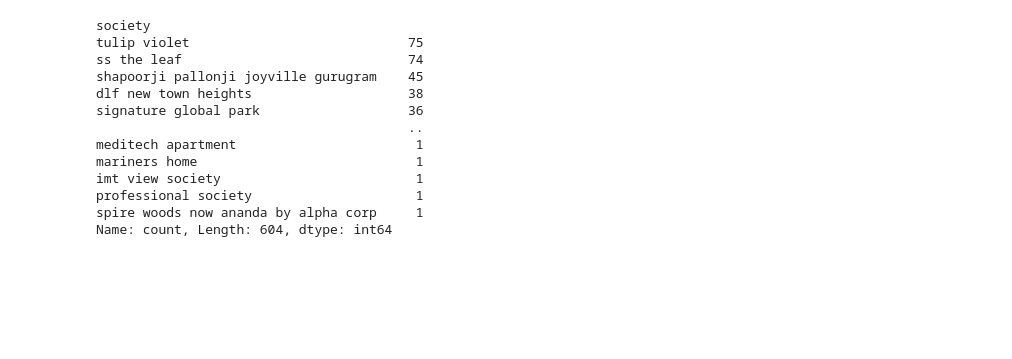
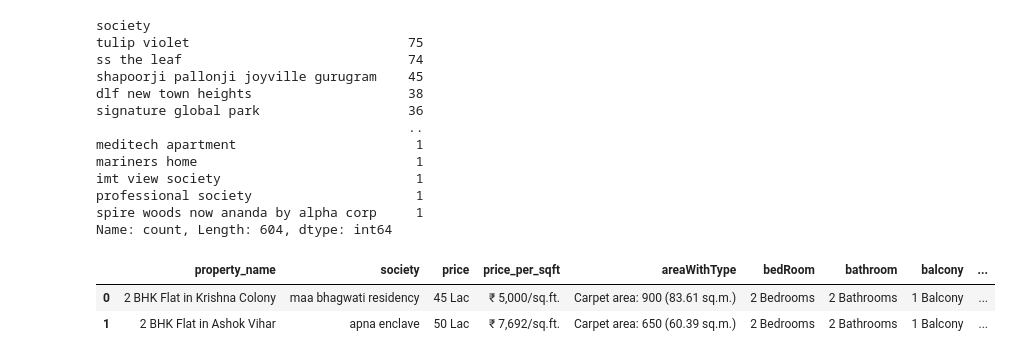
Before and after one commit to srinu-nayak/Real-Estate-House-Price-Prediction, a Jupyter notebook: data-preprocessing-flats.ipynb, the cells around one changed output. Cells and saved outputs as stored; diff of their text form; code cells hidden in the pictures; blank space fills up the shorter version.

```diff
--- a/data-preprocessing-flats.ipynb
+++ b/data-preprocessing-flats.ipynb
@@ -120,3 +120,9 @@ imt view society                         1
 professional society                     1
 spire woods now ananda by alpha corp     1
 Name: count, Length: 604, dtype: int64
+# %%
+df.head(2)
+# %% [output]
+|  | property_name | society | price | price_per_sqft | areaWithType | bedRoom | bathroom | balcony | ... |
+| 0 | 2 BHK Flat in Krishna Colony | maa bhagwati residency | 45 Lac | ₹ 5,000/sq.ft. | Carpet area: 900 (83.61 sq.m.) | 2 Bedrooms | 2 Bathrooms | 1 Balcony | ... |
+| 1 | 2 BHK Flat in Ashok Vihar | apna enclave | 50 Lac | ₹ 7,692/sq.ft. | Carpet area: 650 (60.39 sq.m.) | 2 Bedrooms | 2 Bathrooms | 1 Balcony | ... |
```
Also changed, not shown: parts of 7 cells of this notebook.
